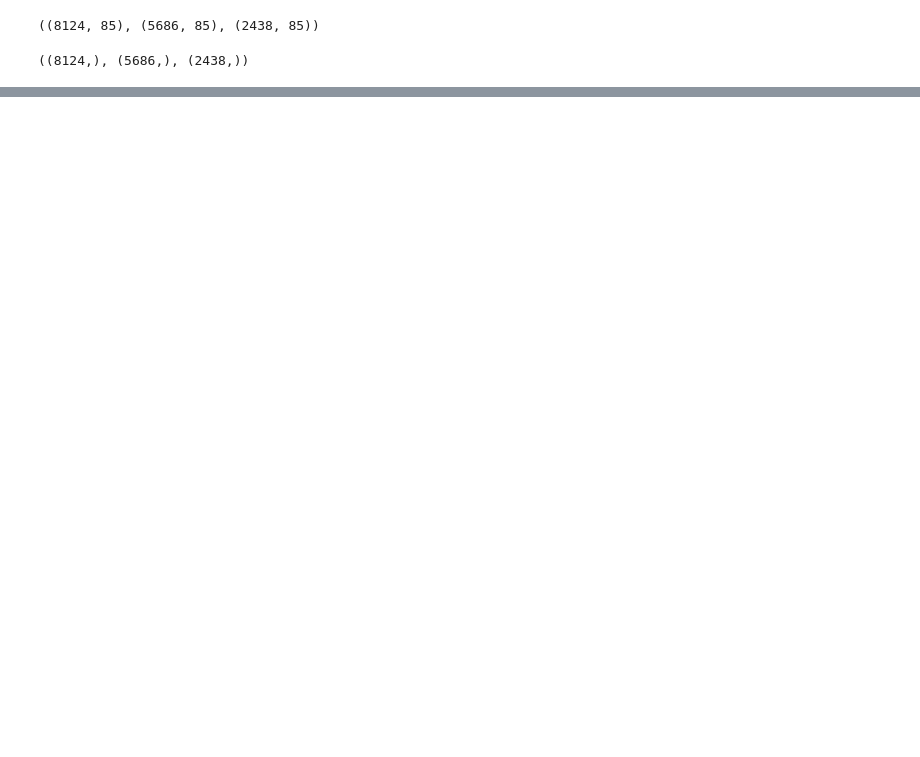
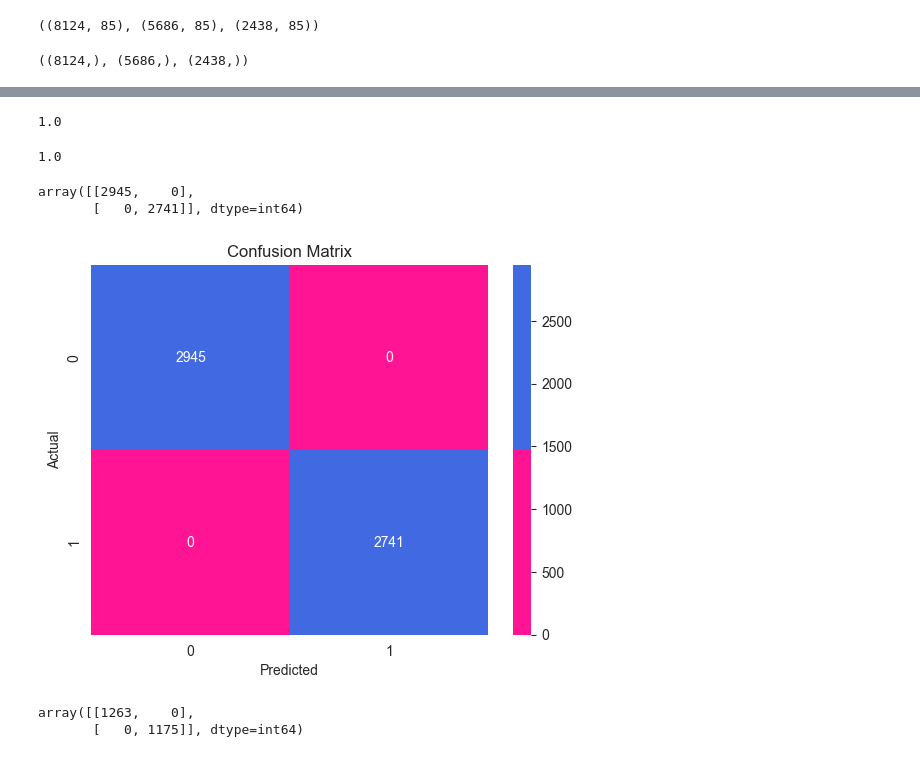
Before and after one commit to reneta-dimitrova96/Machine-Learning-Project-2023---Mushroom-Classification, a Jupyter notebook: mushroom_classification.ipynb, the cells around one changed output, grey strips where cells are left out. Saved outputs shown, nothing was run; the diff lists cells and outputs as text; code cells hidden in the pictures; blank space fills up the shorter version.

```diff
--- a/mushroom_classification.ipynb
+++ b/mushroom_classification.ipynb
@@ -420,0 +455,3 @@ y.shape, y_train.shape, y_test.shape
+# %%
+grid_search = GridSearchCV(logistic_regression_model, param_grid, cv=5, scoring='accuracy')
+grid_search.fit(X_train, y_train)
@@ -420,0 +462,2 @@ y.shape, y_train.shape, y_test.shape
+# %%
+best_C = grid_search.best_params_['C']
@@ -420,0 +468,3 @@ y.shape, y_train.shape, y_test.shape
+# %%
+best_model = LogisticRegression(C=best_C, max_iter=200)
+best_model.fit(X_train, y_train)
@@ -420,0 +484,25 @@ y.shape, y_train.shape, y_test.shape
+# %%
+train_acc_lr
+# %% [output]
+1.0
+# %%
+test_acc_lr
+# %% [output]
+1.0
+# %%
+train_confusion_matrix = confusion_matrix(y_train,train_pred_lr)
+# %%
+train_confusion_matrix
+# %% [output]
+array([[2945,    0],
+       [   0, 2741]], dtype=int64)
+# %%
+heatmap_train = sns.heatmap(train_confusion_matrix, annot=True, cmap=sns.color_palette(['#FF1493', '#4169E1']), fmt='d')
+plt.xlabel('Predicted')
+plt.ylabel('Actual')
+plt.title('Confusion Matrix')
+figure = heatmap_train.get_figure()
+figure.savefig(f'confusion_matrix_train_2.png')
+plt.show()
+# %% [output]
+[figure, added]
@@ -420,0 +511,5 @@ y.shape, y_train.shape, y_test.shape
+# %%
+test_confusion_matrix
+# %% [output]
+array([[1263,    0],
+       [   0, 1175]], dtype=int64)
```
Also changed, not shown: parts of 86 cells of this notebook.
